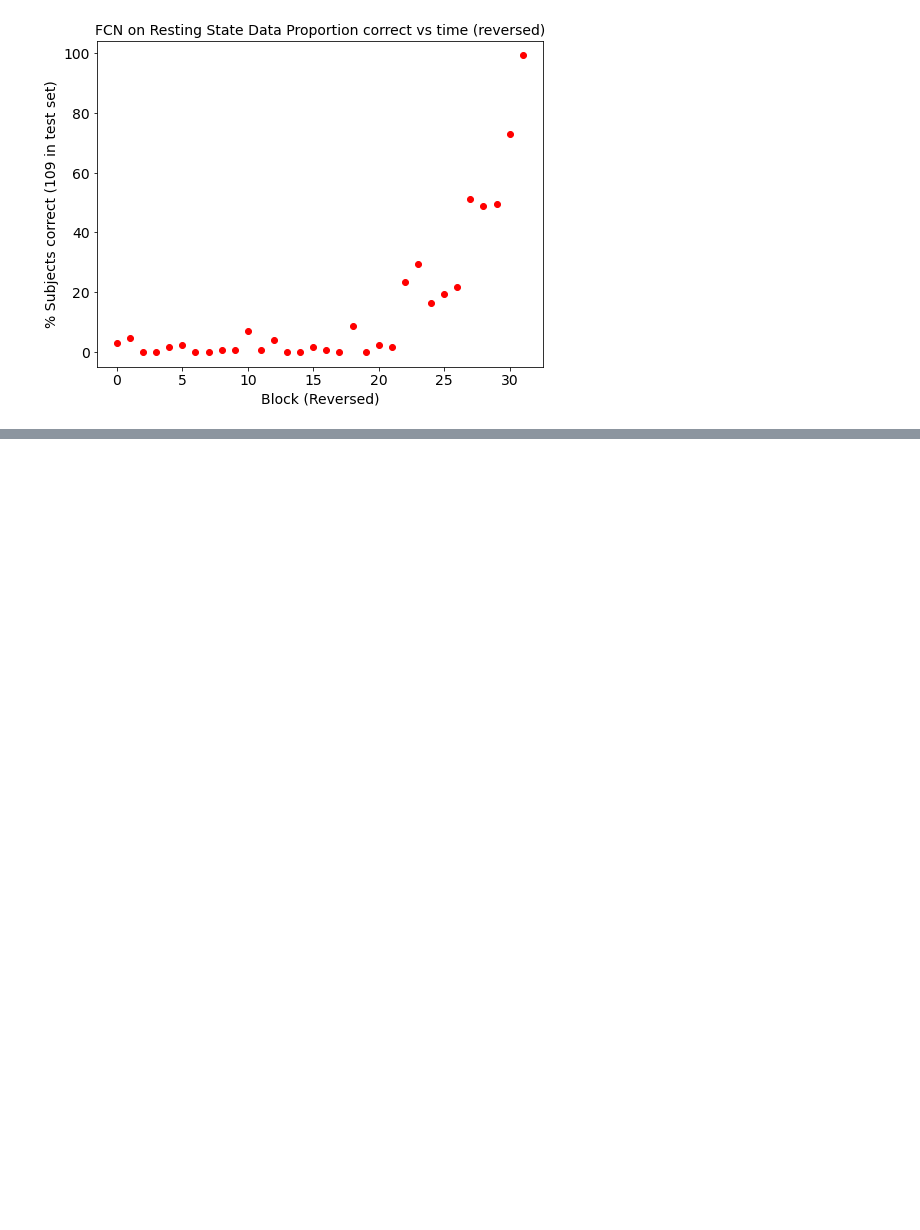
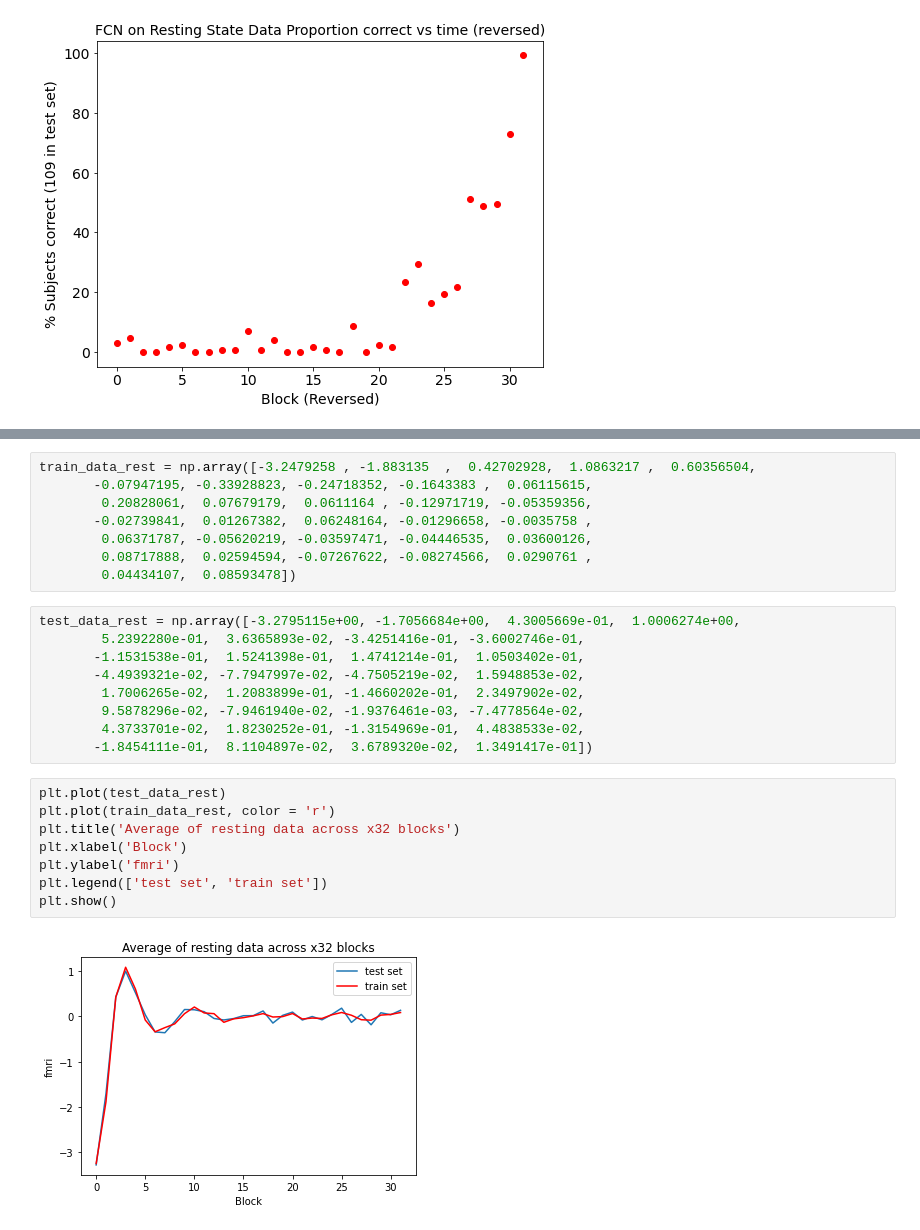
Before and after one commit to hanmacrad2/FCNs_GCNs_classify_fmri, a Jupyter notebook: Results_plot.ipynb, the cells around one changed output, grey strips where cells are left out. Cells and saved outputs as stored; diff of their text form; blank space fills up the shorter version.

```diff
--- a/Results_plot.ipynb
+++ b/Results_plot.ipynb
@@ -132,0 +165,27 @@ Text(0.5, 1.0, 'FCN on Resting State Data Proportion correct vs time (reversed)'
+# %%
+train_data_rest = np.array([-3.2479258 , -1.883135  ,  0.42702928,  1.0863217 ,  0.60356504,
+       -0.07947195, -0.33928823, -0.24718352, -0.1643383 ,  0.06115615,
+        0.20828061,  0.07679179,  0.0611164 , -0.12971719, -0.05359356,
+       -0.02739841,  0.01267382,  0.06248164, -0.01296658, -0.0035758 ,
+        0.06371787, -0.05620219, -0.03597471, -0.04446535,  0.03600126,
+        0.08717888,  0.02594594, -0.07267622, -0.08274566,  0.0290761 ,
+        0.04434107,  0.08593478])
+# %%
+test_data_rest = np.array([-3.2795115e+00, -1.7056684e+00,  4.3005669e-01,  1.0006274e+00,
+        5.2392280e-01,  3.6365893e-02, -3.4251416e-01, -3.6002746e-01,
+       -1.1531538e-01,  1.5241398e-01,  1.4741214e-01,  1.0503402e-01,
+       -4.4939321e-02, -7.7947997e-02, -4.7505219e-02,  1.5948853e-02,
+        1.7006265e-02,  1.2083899e-01, -1.4660202e-01,  2.3497902e-02,
+        9.5878296e-02, -7.9461940e-02, -1.9376461e-03, -7.4778564e-02,
+        4.3733701e-02,  1.8230252e-01, -1.3154969e-01,  4.4838533e-02,
+       -1.8454111e-01,  8.1104897e-02,  3.6789320e-02,  1.3491417e-01])
+# %%
+plt.plot(test_data_rest)
+plt.plot(train_data_rest, color = 'r')
+plt.title('Average of resting data across x32 blocks')
+plt.xlabel('Block')
+plt.ylabel('fmri')
+plt.legend(['test set', 'train set'])
+plt.show()
+# %% [output]
+[figure, added]
```
Also changed, not shown: parts of 6 cells of this notebook.
